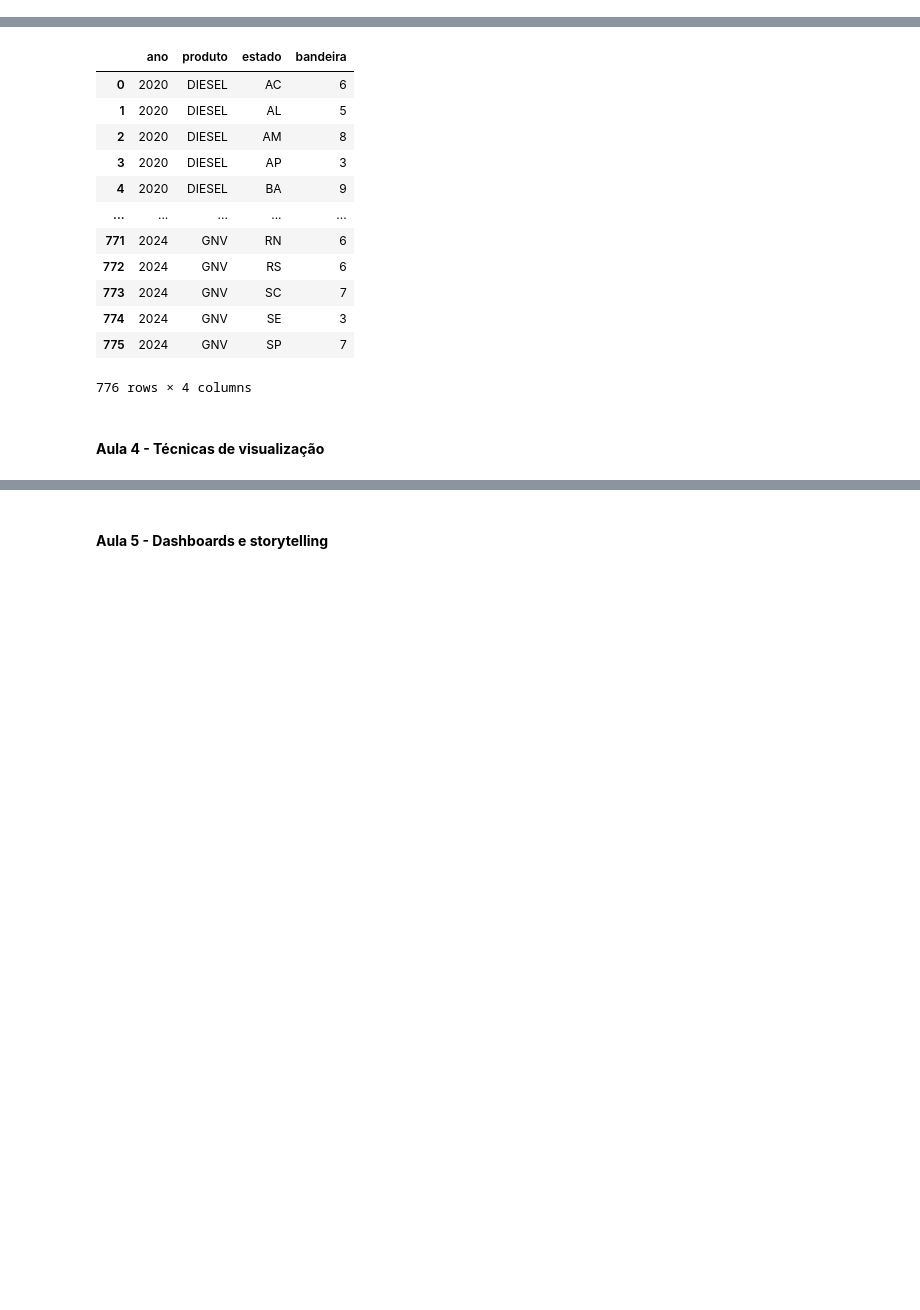
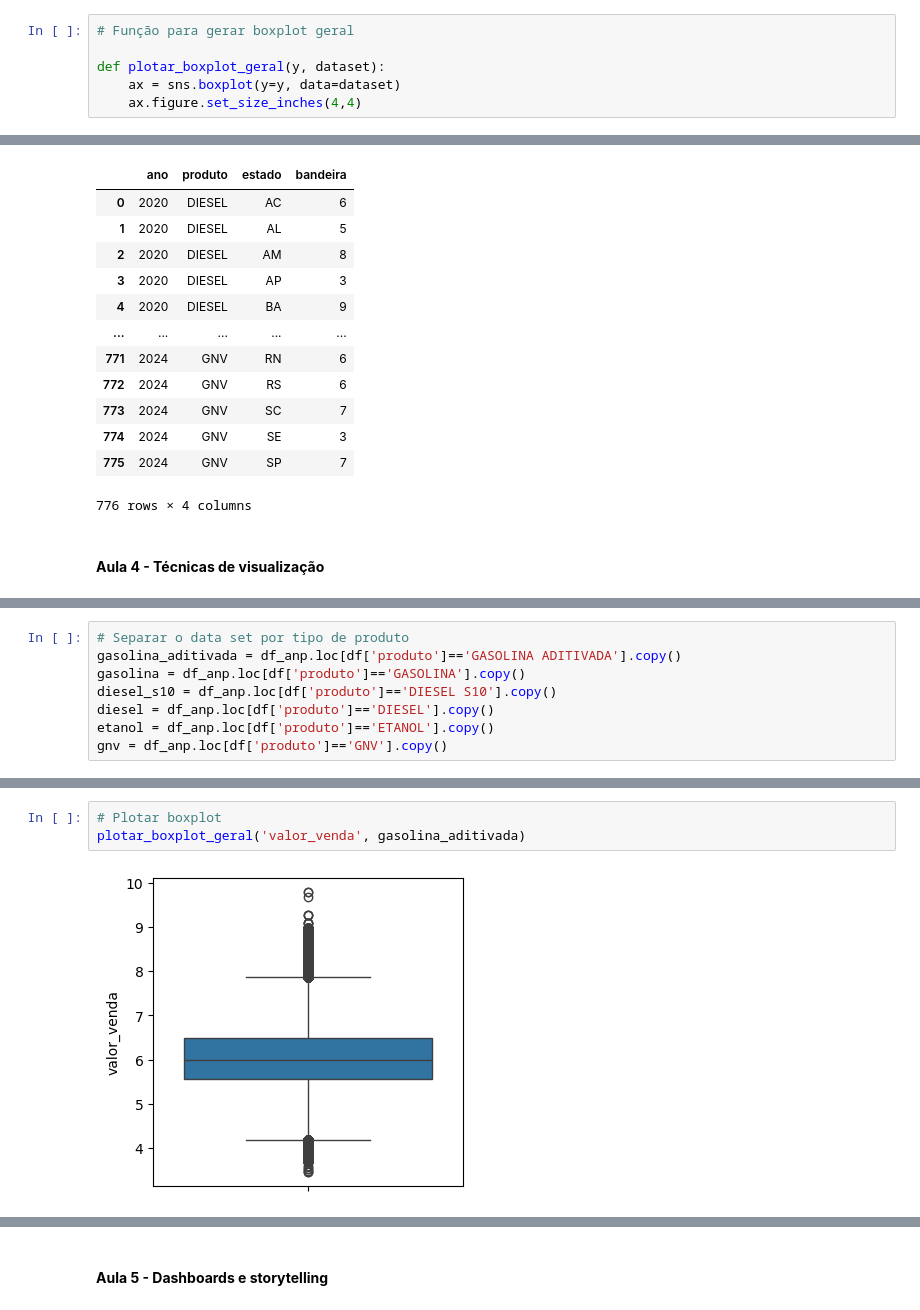
Before and after one commit to RicardViana/fiap-data-viz-and-production-models, a Jupyter notebook: analise_de_negocios.ipynb, the cells around one changed output, grey strips where cells are left out. Drawn from its saved outputs; the diff is of its cells as text; blank space fills up the shorter version.

```diff
--- a/analise_de_negocios.ipynb
+++ b/analise_de_negocios.ipynb
@@ -145,3 +152,9 @@ def test_connection(engine):
     except Exception as e:
         print("❌ Erro ao executar comandos:", e)
         sys.exit()
+# %%
+# Função para gerar boxplot geral
+
+def plotar_boxplot_geral(y, dataset):
+    ax = sns.boxplot(y=y, data=dataset)
+    ax.figure.set_size_inches(4,4)
@@ -856,0 +903,8 @@ df_anp_bandeira_estado.groupby(['ano','produto','estado']).bandeira.nunique().re
+# %%
+# Separar o data set por tipo de produto
+gasolina_aditivada = df_anp.loc[df['produto']=='GASOLINA ADITIVADA'].copy()
+gasolina = df_anp.loc[df['produto']=='GASOLINA'].copy()
+diesel_s10 = df_anp.loc[df['produto']=='DIESEL S10'].copy()
+diesel = df_anp.loc[df['produto']=='DIESEL'].copy()
+etanol = df_anp.loc[df['produto']=='ETANOL'].copy()
+gnv = df_anp.loc[df['produto']=='GNV'].copy()
@@ -856,0 +926,5 @@ df_anp_bandeira_estado.groupby(['ano','produto','estado']).bandeira.nunique().re
+# %%
+# Plotar boxplot
+plotar_boxplot_geral('valor_venda', gasolina_aditivada)
+# %% [output]
+[figure, added]
```
Also changed, not shown: parts of 12 cells of this notebook.
